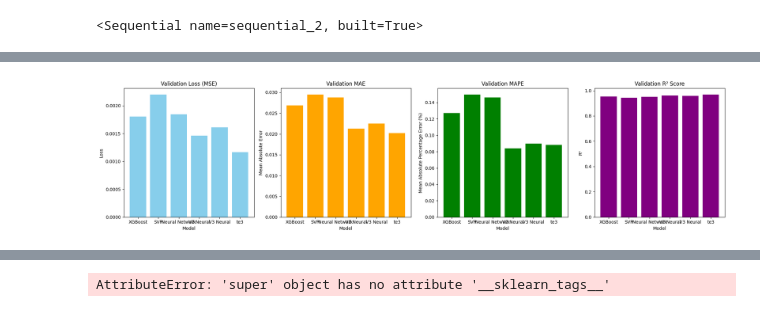
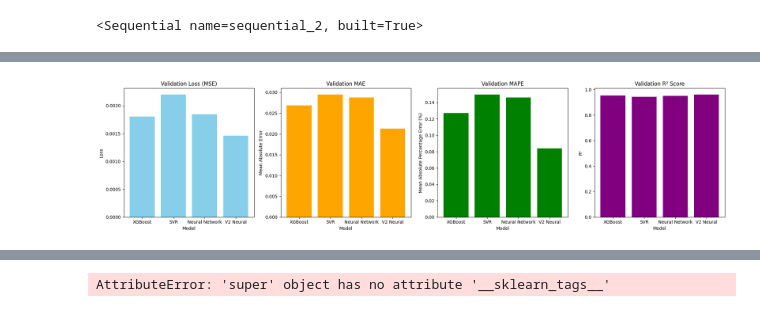
Before and after one commit to SetroZ/ML1, a Jupyter notebook: code copy.ipynb, the cells around one changed output, grey strips where cells are left out. Drawn from its saved outputs; the diff is of its cells as text; code cells hidden in the pictures.

```diff
--- a/code copy.ipynb
+++ b/code copy.ipynb
@@ -401,27 +401,8 @@ saveModel(xgb_model,'xgb-final.pkl')
 # %%
 # Neural network
 
-def dense_residual_block(x, units, dropout_rate=0.1, l2_reg=1e-5):
-    shortcut = x
-    x = layers.Dense(units, activation='relu', kernel_regularizer=regularizers.l2(l2_reg))(x)
-    x = layers.BatchNormalization()(x)
-    x = layers.Dropout(dropout_rate)(x)
-    x = layers.Dense(units, kernel_regularizer=regularizers.l2(l2_reg))(x)
-    x = layers.BatchNormalization()(x)
-
-    # Add shortcut connection
-    x = layers.Add()([x, shortcut])
-    x = layers.Activation('relu')(x)
-    return x
-
-
-import tensorflow as tf
-from tensorflow.keras import layers, models, regularizers, callbacks, optimizers
-import matplotlib.pyplot as plt
-
-
 def build_nn():
-    model = models.Sequential([
+    model = tf.keras.models.Sequential([
         layers.Dense(512, activation='swish', input_shape=(X_train.shape[1],),
                      kernel_regularizer=regularizers.l2(1e-5)),
         layers.BatchNormalization(),
@@ -439,13 +420,13 @@ def build_nn():
         layers.BatchNormalization(),
         layers.Dropout(0.1),
 
-        layers.Dense(1, activation='softplus')
+        layers.Dense(1)
 
     ])
 
     optimizer = optimizers.Adam(learning_rate=0.001)
     model.compile(optimizer=optimizer,
-                  loss='mape',
+                  loss='mse',
                   metrics=['mae', tf.keras.metrics.MeanAbsolutePercentageError()])
     return model
 
@@ -499,7 +480,7 @@ nn_model = build_nn()
 # %%
 
 
-history = train_nn(history.model)
+history = train_nn(nn_model)
 
 val_loss, val_mae = history.model.evaluate(X_val, y_val, batch_size=512, verbose=1)
 
@@ -539,9 +518,9 @@ saveModel(history.model,'t3.keras')
 svr_model = loadModel('best/svr.pkl')
 xgb_model = loadModel('best/xgb.pkl')
 nn_model = loadModel('best/nn.keras')
-v2_nn = loadModel('lastnn.keras')
-models = [xgb_model, svr_model,nn_model,v2_nn,loadModel('lastnn_V2.keras'),history.model]
-model_names = ["XGBoost", "SVR",'Neural Network',"V2 Neural","V3 Neural",'te3']
+v2_nn = loadModel('best/lastnn.keras')
+models = [xgb_model, svr_model,nn_model,v2_nn]
+model_names = ["XGBoost", "SVR",'Neural Network',"V2 Neural"]
 
 # Initialize lists to store metrics
 val_losses = []
@@ -603,4 +580,4 @@ plt.show()
-[figure, old version]
+[figure, new version]
 # %%
 models = [v2_nn]
 model_names = ["V3 Neural"]
```
Also changed, not shown: parts of 5 cells of this notebook, 16 other files.
